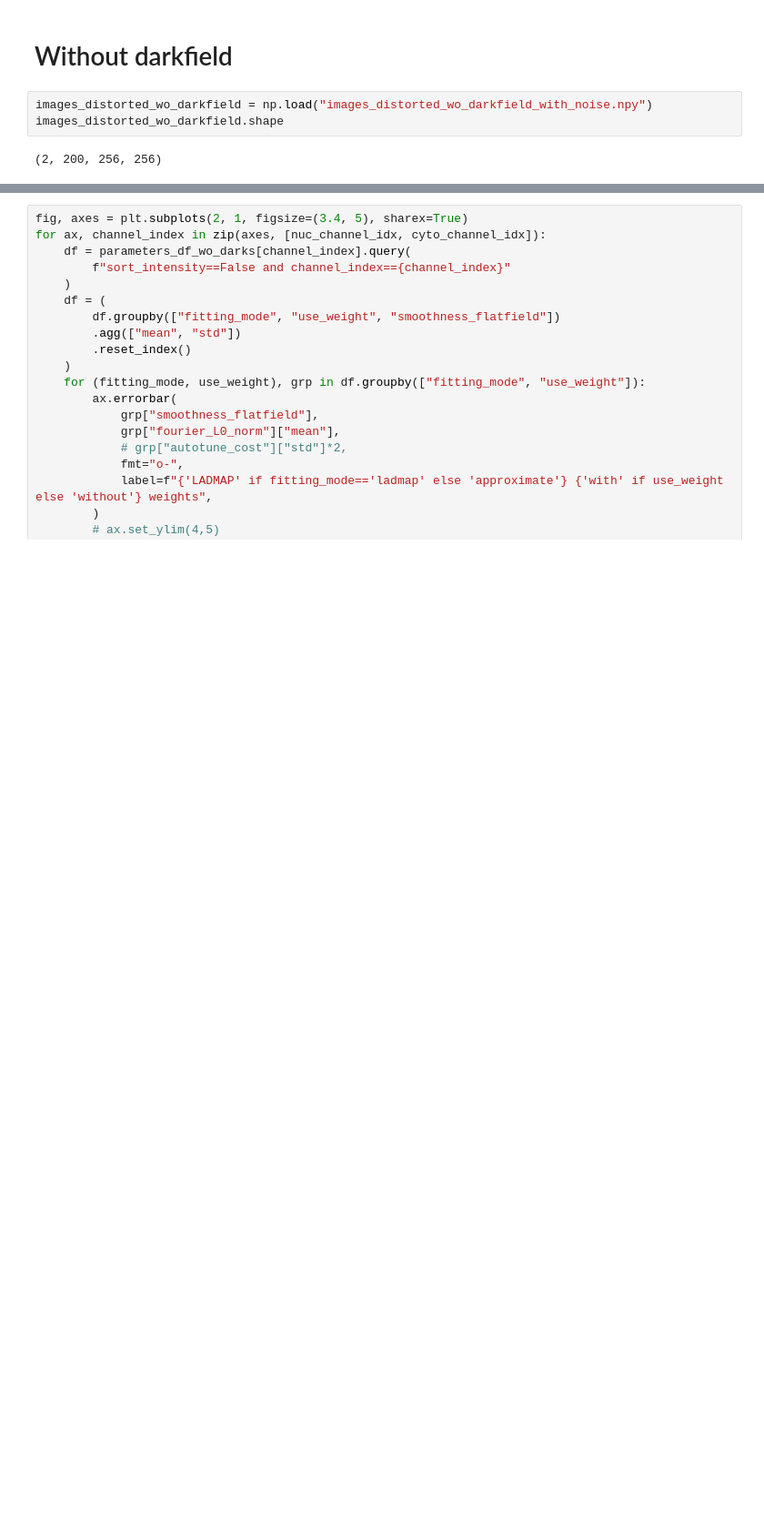
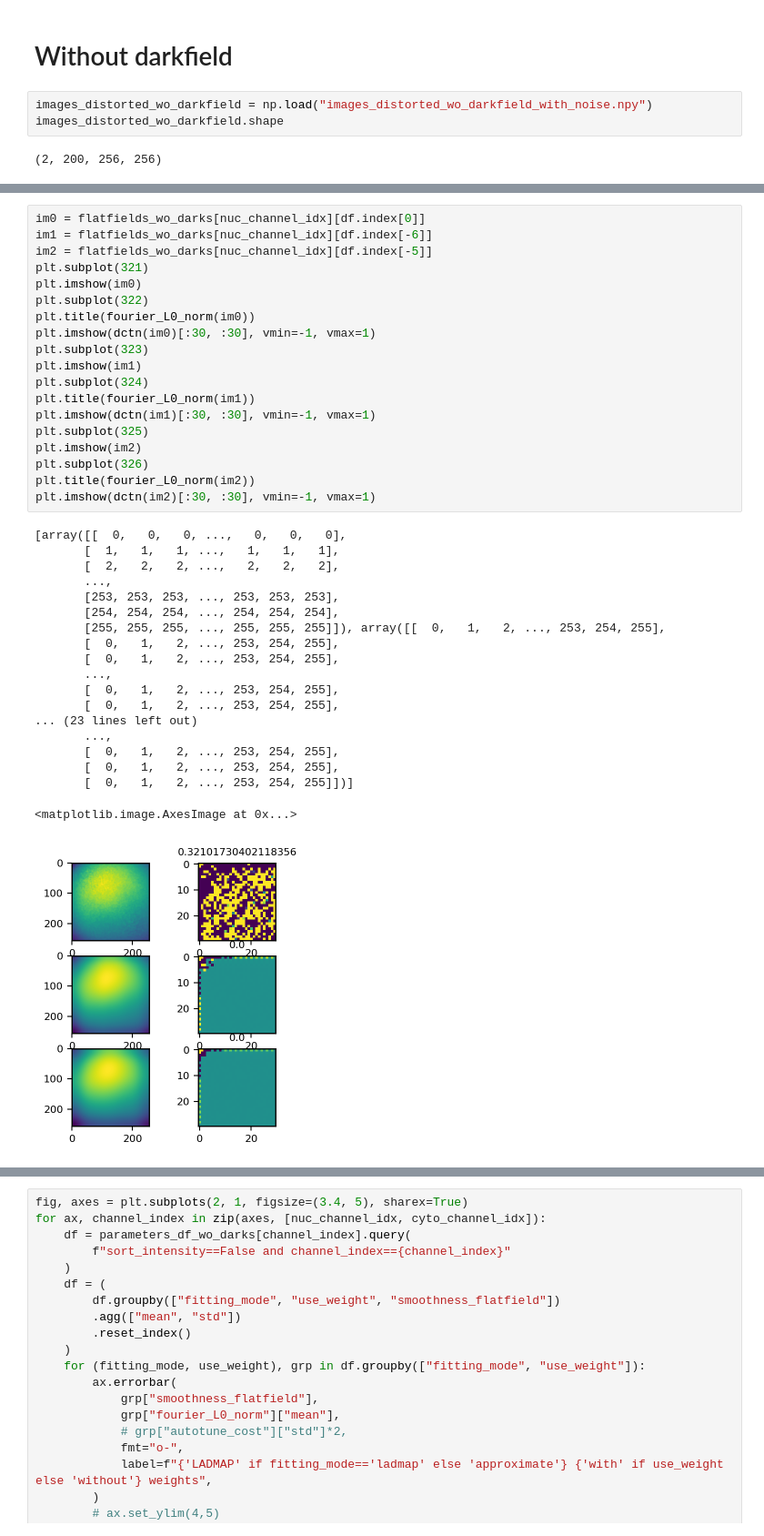
Before and after one commit to yfukai/BaSiCpy, a Jupyter notebook: misc_notebooks/analysis_for_publication/simulated_cells/003_plot.ipynb, the cells around one changed output, grey strips where cells are left out. Shown at 91% size. Cells and saved outputs as stored; diff of their text form; blank space fills up the shorter version.

```diff
--- a/misc_notebooks/analysis_for_publication/simulated_cells/003_plot.ipynb
+++ b/misc_notebooks/analysis_for_publication/simulated_cells/003_plot.ipynb
@@ -171,3 +190,42 @@ for channel_index in [nuc_channel_idx, cyto_channel_idx]:
+# %%
+im0 = flatfields_wo_darks[nuc_channel_idx][df.index[0]]
+im1 = flatfields_wo_darks[nuc_channel_idx][df.index[-6]]
+im2 = flatfields_wo_darks[nuc_channel_idx][df.index[-5]]
+plt.subplot(321)
+plt.imshow(im0)
+plt.subplot(322)
+plt.title(fourier_L0_norm(im0))
+plt.imshow(dctn(im0)[:30, :30], vmin=-1, vmax=1)
+plt.subplot(323)
+plt.imshow(im1)
+plt.subplot(324)
+plt.title(fourier_L0_norm(im1))
+plt.imshow(dctn(im1)[:30, :30], vmin=-1, vmax=1)
+plt.subplot(325)
+plt.imshow(im2)
+plt.subplot(326)
+plt.title(fourier_L0_norm(im2))
+plt.imshow(dctn(im2)[:30, :30], vmin=-1, vmax=1)
+# %% [output]
+[array([[  0,   0,   0, ...,   0,   0,   0],
+       [  1,   1,   1, ...,   1,   1,   1],
+       [  2,   2,   2, ...,   2,   2,   2],
+       ...,
+       [253, 253, 253, ..., 253, 253, 253],
+       [254, 254, 254, ..., 254, 254, 254],
+       [255, 255, 255, ..., 255, 255, 255]]), array([[  0,   1,   2, ..., 253, 254, 255],
+       [  0,   1,   2, ..., 253, 254, 255],
+       [  0,   1,   2, ..., 253, 254, 255],
+       ...,
+       [  0,   1,   2, ..., 253, 254, 255],
+       [  0,   1,   2, ..., 253, 254, 255],
+... (23 lines left out)
+       ...,
+       [  0,   1,   2, ..., 253, 254, 255],
+       [  0,   1,   2, ..., 253, 254, 255],
+       [  0,   1,   2, ..., 253, 254, 255]])]
+<matplotlib.image.AxesImage at 0x...>
+[figure, added]
 # %%
 for channel_index in [nuc_channel_idx, cyto_channel_idx]:
     for i, row in parameters_df_wo_darks[channel_index].iterrows():
```
Also changed, not shown: parts of 17 cells of this notebook, 8 other files.
